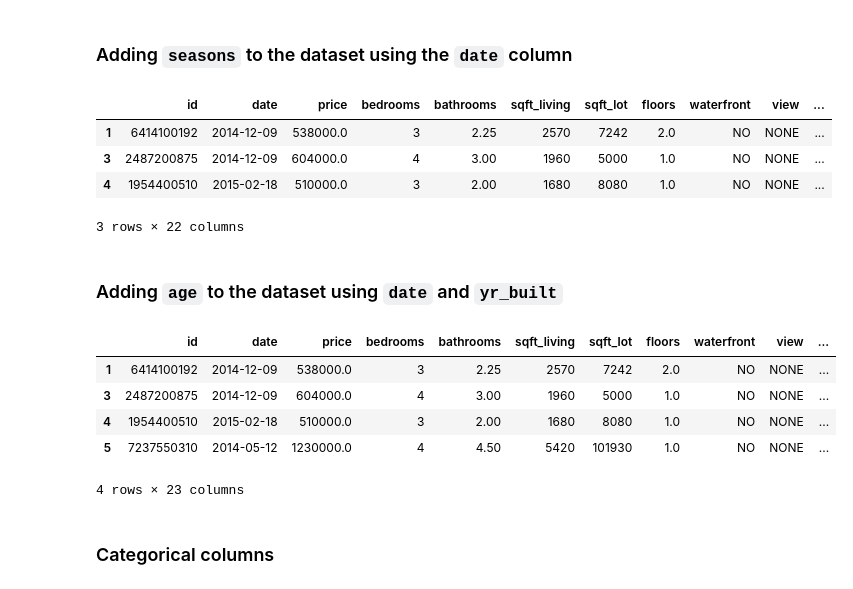
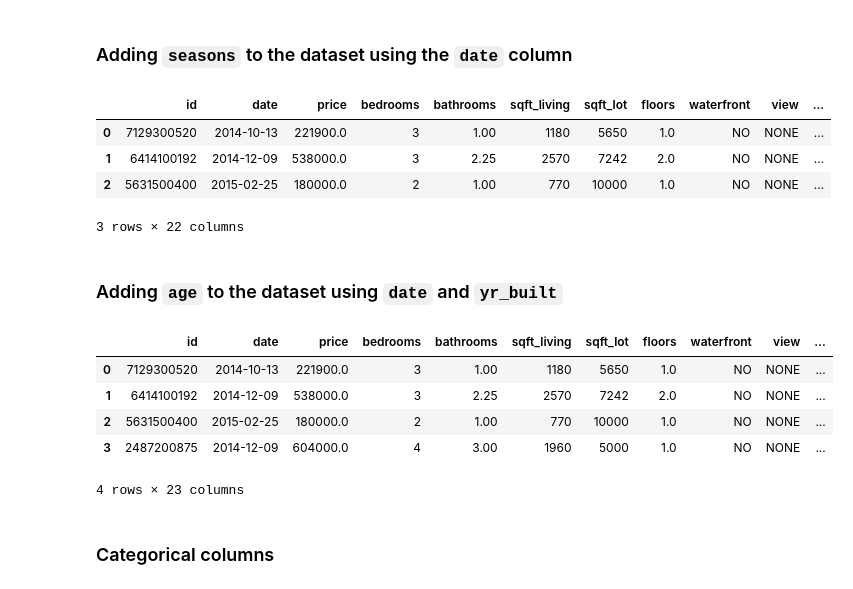
Before and after one commit to LEE-NANGI/PHASE-2-PROJECT, a Jupyter notebook: student.ipynb, the cells around one changed output. Cells and saved outputs as stored; diff of their text form; code cells hidden in the pictures.

```diff
--- a/student.ipynb
+++ b/student.ipynb
@@ -91,7 +91,3 @@ missing
 | yr_renovated | 3842 | 0.177895 |
 | waterfront | 2376 | 0.110015 |
 | view | 63 | 0.002917 |
-# %%
-# Dropping all the null values.
-
-df = df.dropna(axis=0)
@@ -167,3 +139,7 @@ df_dup = duplicates(df)
 df_dup
 # %% [output]
 0
+# %%
+df['sqft_basement'] = df['sqft_basement'].replace('?', 0)
+# %%
+df['sqft_basement'] = df['sqft_basement'].astype(float)
@@ -268,7 +237,7 @@ for col in select_columns:
 # %%
 # Coverting the column date to a date time object.
 
-copy_df['date'] = pd.to_datetime(copy_df['date'])
+df['date'] = pd.to_datetime(df['date'])
 
 # Creating a dictionary to represent each individual season
 seasons = {1 : 'Winter',
@@ -283,26 +252,26 @@ seasons = {1 : 'Winter',
           10 : 'Autumn',
           11 : 'Autumn',
           12 : 'Winter'}
-copy_df['season'] = copy_df['date'].dt.month.map(seasons)
+df['season'] = df['date'].dt.month.map(seasons)
 
-copy_df.head(3)
+df.head(3)
 # %% [output]
 |  | id | date | price | bedrooms | bathrooms | sqft_living | sqft_lot | floors | waterfront | view | ... |
+| 0 | 7129300520 | 2014-10-13 | 221900.0 | 3 | 1.00 | 1180 | 5650 | 1.0 | NO | NONE | ... |
 | 1 | 6414100192 | 2014-12-09 | 538000.0 | 3 | 2.25 | 2570 | 7242 | 2.0 | NO | NONE | ... |
-| 3 | 2487200875 | 2014-12-09 | 604000.0 | 4 | 3.00 | 1960 | 5000 | 1.0 | NO | NONE | ... |
-| 4 | 1954400510 | 2015-02-18 | 510000.0 | 3 | 2.00 | 1680 | 8080 | 1.0 | NO | NONE | ... |
+| 2 | 5631500400 | 2015-02-25 | 180000.0 | 2 | 1.00 | 770 | 10000 | 1.0 | NO | NONE | ... |
 3 rows × 22 columns
 # %% [markdown]
 ### Adding `age` to the dataset using `date` and `yr_built`
 # %%
-copy_df['age'] = copy_df['date'].dt.year - copy_df['yr_built']
-copy_df.head(4)
+df['age'] = df['date'].dt.year - df['yr_built']
+df.head(4)
 # %% [output]
 |  | id | date | price | bedrooms | bathrooms | sqft_living | sqft_lot | floors | waterfront | view | ... |
+| 0 | 7129300520 | 2014-10-13 | 221900.0 | 3 | 1.00 | 1180 | 5650 | 1.0 | NO | NONE | ... |
 | 1 | 6414100192 | 2014-12-09 | 538000.0 | 3 | 2.25 | 2570 | 7242 | 2.0 | NO | NONE | ... |
+| 2 | 5631500400 | 2015-02-25 | 180000.0 | 2 | 1.00 | 770 | 10000 | 1.0 | NO | NONE | ... |
 | 3 | 2487200875 | 2014-12-09 | 604000.0 | 4 | 3.00 | 1960 | 5000 | 1.0 | NO | NONE | ... |
-| 4 | 1954400510 | 2015-02-18 | 510000.0 | 3 | 2.00 | 1680 | 8080 | 1.0 | NO | NONE | ... |
-| 5 | 7237550310 | 2014-05-12 | 1230000.0 | 4 | 4.50 | 5420 | 101930 | 1.0 | NO | NONE | ... |
 4 rows × 23 columns
 # %% [markdown]
 ### Categorical columns
```
Also changed, not shown: parts of 83 cells of this notebook.
